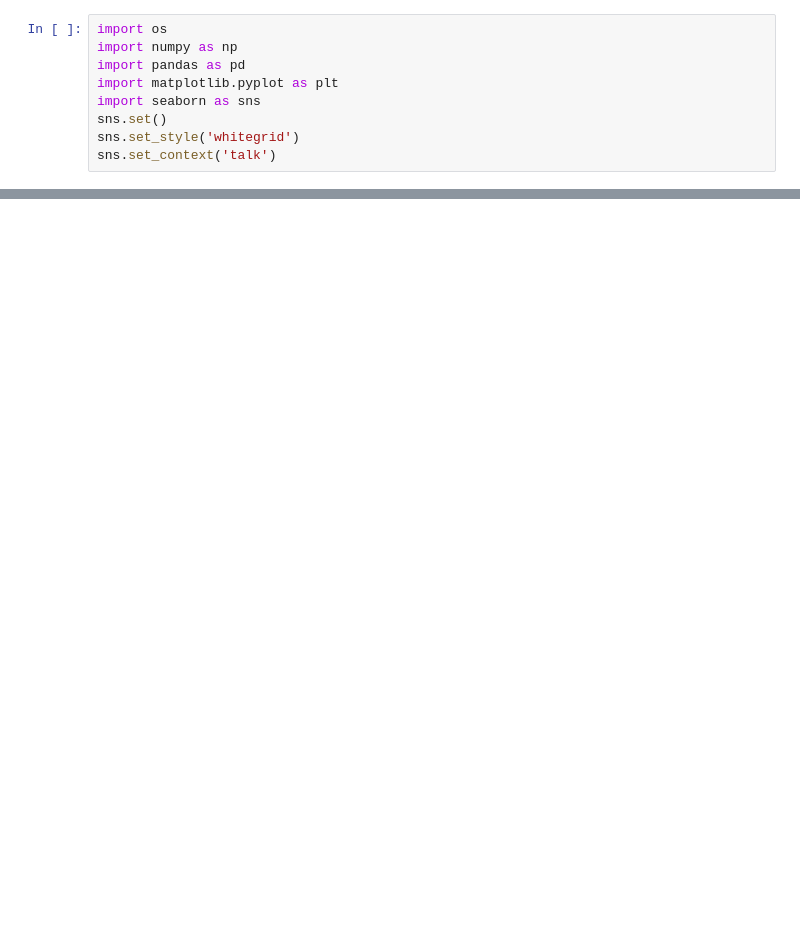
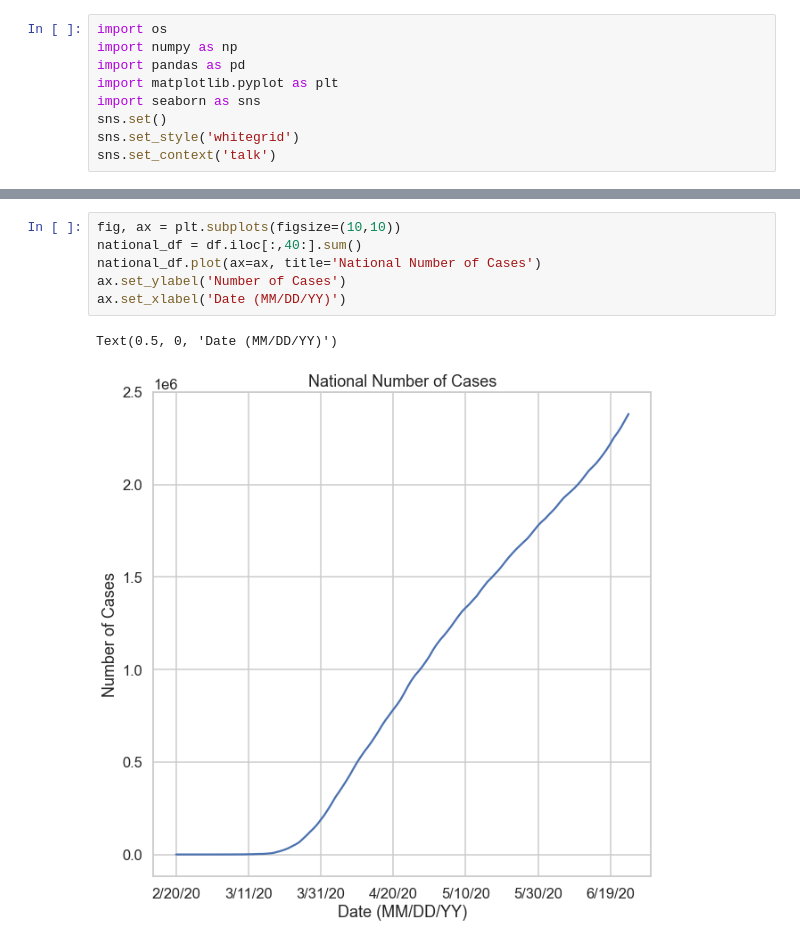
Before and after one commit to nateharms/COVID-19, a Jupyter notebook: notebooks/rates-and-infections.ipynb, the cells around one changed output, grey strips where cells are left out. Saved outputs shown, nothing was run; the diff lists cells and outputs as text; blank space fills up the shorter version.

```diff
--- a/notebooks/rates-and-infections.ipynb
+++ b/notebooks/rates-and-infections.ipynb
@@ -130,0 +114,9 @@ dtype: float64
+# %%
+fig, ax = plt.subplots(figsize=(10,10))
+national_df = df.iloc[:,40:].sum()
+national_df.plot(ax=ax, title='National Number of Cases')
+ax.set_ylabel('Number of Cases')
+ax.set_xlabel('Date (MM/DD/YY)')
+# %% [output]
+Text(0.5, 0, 'Date (MM/DD/YY)')
+[figure, added]
```
Also changed, not shown: parts of 8 cells of this notebook, 16 other files.
